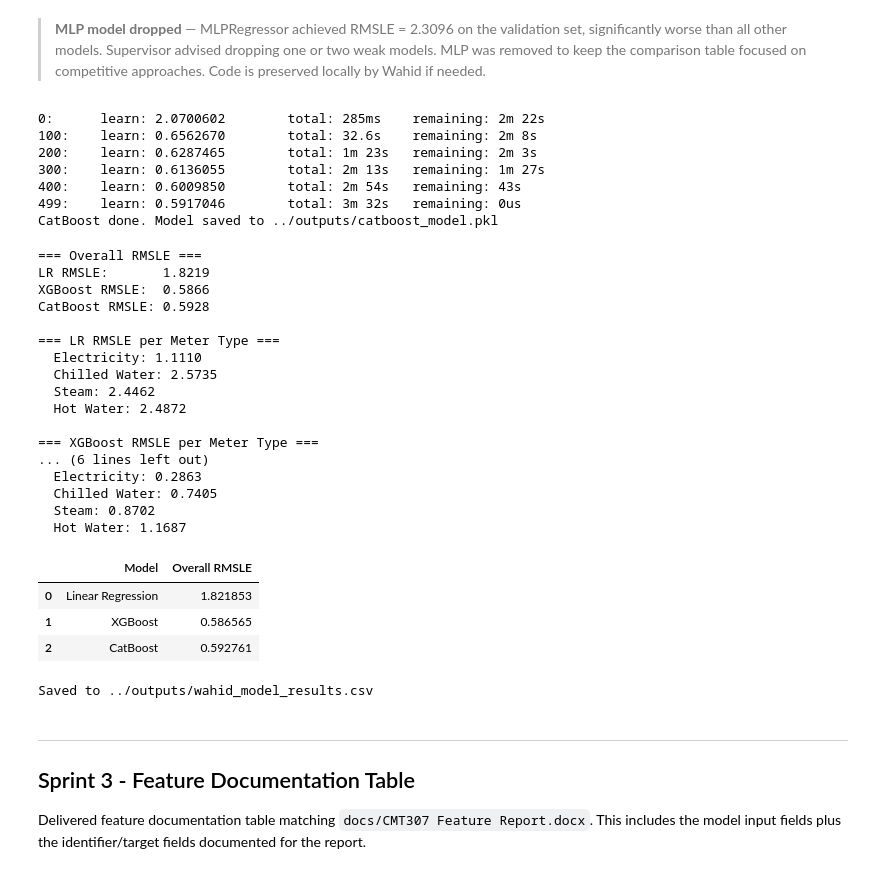
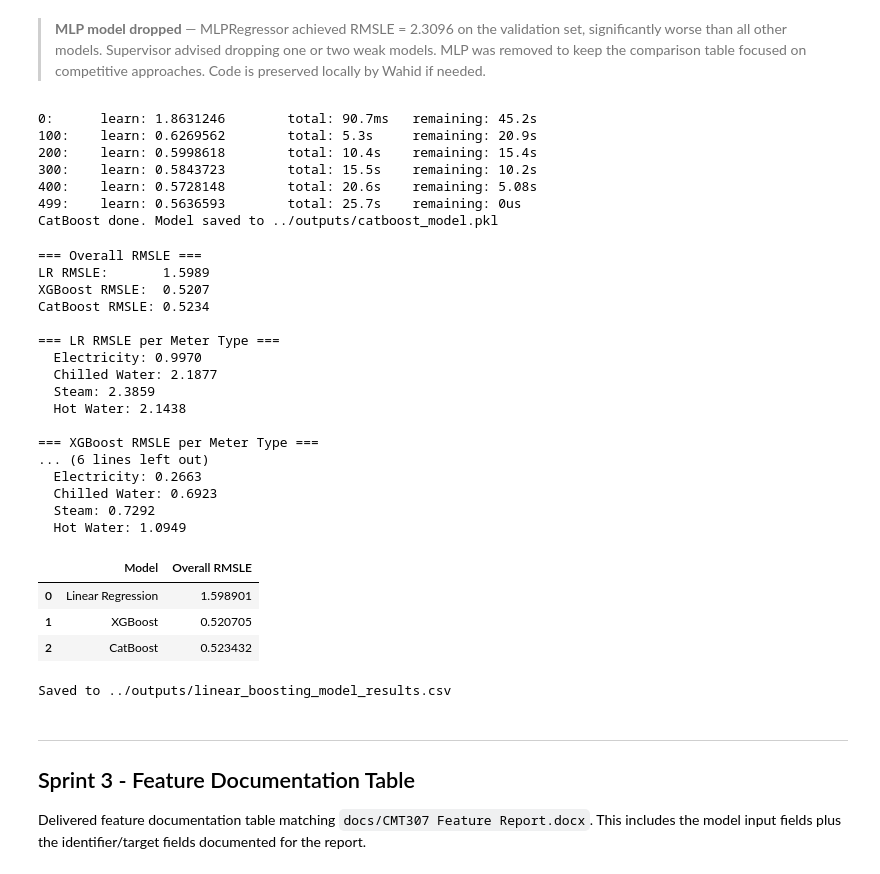
Before and after one commit to ZahraSabouri/CMT307_GreatEnergyPredictor, a Jupyter notebook: notebooks/Wahid_Building_Metadata_Audit.ipynb, the cells around one changed output. Cells and saved outputs as stored; diff of their text form; code cells hidden in the pictures.

```diff
--- a/notebooks/Wahid_Building_Metadata_Audit.ipynb
+++ b/notebooks/Wahid_Building_Metadata_Audit.ipynb
@@ -382,14 +382,14 @@ print(f"Columns ({len(building.columns)}): {list(building.columns)}")
 # Skips every 28th row to get ~500K rows spread across the full dataset
 train = pd.read_csv(r"..\data_processed\final_train_with_features.csv",
                     skiprows=lambda i: i > 0 and i % 28 != 0)
-test = pd.read_csv(r"..\data_processed\final_val_with_features.csv")
+test = pd.read_csv(r"..\data_processed\final_test_with_features.csv")
 
-#test  = pd.read_csv('final_val_with_features.csv')
+#test  = pd.read_csv('final_test_with_features.csv')
 
 
 # train = pd.read_csv('final_train_with_features.csv',
 #                     skiprows=lambda i: i > 0 and i % 28 != 0)
-# test  = pd.read_csv('final_val_with_features.csv')
+# test  = pd.read_csv('final_test_with_features.csv')
 
 print(f"Train shape: {train.shape}")
 print(f"Test shape:  {test.shape}")
@@ -538,18 +538,18 @@ cat_model = CatBoostRegressor(
 cat_model.fit(X_train, y_train)
 
 y_pred_log_cat = cat_model.predict(X_test)
-y_pred_cat = np.expm1(np.maximum(y_pred_log_cat, 0))
+y_pred_ca = np.expm1(np.maximum(y_pred_log_cat, 0))
 
 os.makedirs("../outputs", exist_ok=True)
 joblib.dump(cat_model, "../outputs/catboost_model.pkl")
 print("CatBoost done. Model saved to ../outputs/catboost_model.pkl")
 # %% [output]
-0:      learn: 2.0700602        total: 285ms    remaining: 2m 22s
-100:    learn: 0.6562670        total: 32.6s    remaining: 2m 8s
-200:    learn: 0.6287465        total: 1m 23s   remaining: 2m 3s
-300:    learn: 0.6136055        total: 2m 13s   remaining: 1m 27s
-400:    learn: 0.6009850        total: 2m 54s   remaining: 43s
-499:    learn: 0.5917046        total: 3m 32s   remaining: 0us
+0:      learn: 1.8631246        total: 90.7ms   remaining: 45.2s
+100:    learn: 0.6269562        total: 5.3s     remaining: 20.9s
+200:    learn: 0.5998618        total: 10.4s    remaining: 15.4s
+300:    learn: 0.5843723        total: 15.5s    remaining: 10.2s
+400:    learn: 0.5728148        total: 20.6s    remaining: 5.08s
+499:    learn: 0.5636593        total: 25.7s    remaining: 0us
 CatBoost done. Model saved to ../outputs/catboost_model.pkl
 # %%
 import pandas as pd
@@ -565,53 +565,53 @@ rmsle_cat = np.sqrt(mean_squared_log_error(y_true, y_pred_cat))
 print("=== Overall RMSLE ===")
 print(f"LR RMSLE:       {rmsle_lr:.4f}")
 print(f"XGBoost RMSLE:  {rmsle_xgb:.4f}")
 print(f"CatBoost RMSLE: {rmsle_cat:.4f}")
 
 meter_names = {0: "Electricity", 1: "Chilled Water", 2: "Steam", 3: "Hot Water"}
 
 results = test[["meter", "meter_reading"]].copy()
 results["pred_lr"]  = y_pred_lr
 results["pred_xgb"] = y_pred_xgb
 results["pred_cat"] = y_pred_cat
 
 for model_name, pred_col in [("LR", "pred_lr"), ("XGBoost", "pred_xgb"), ("CatBoost", "pred_cat")]:
     print(f"\n=== {model_name} RMSLE per Meter Type ===")
     for m, grp in results.groupby("meter"):
         r = np.sqrt(mean_squared_log_error(grp["meter_reading"], grp[pred_col]))
         print(f"  {meter_names.get(m, m)}: {r:.4f}")
 
-# Save LR/XGBoost/CatBoost results
-wahid_results = pd.DataFrame([
+# Save LR/XGBoost/CatBoost results using a model-based output name
+linear_boosting_results = pd.DataFrame([
     {"Model": "Linear Regression", "Overall RMSLE": rmsle_lr},
     {"Model": "XGBoost",           "Overall RMSLE": rmsle_xgb},
     {"Model": "CatBoost",          "Overall RMSLE": rmsle_cat},
 ])
-display(wahid_results)
-wahid_results.to_csv("../outputs/wahid_model_results.csv", index=False)
-print("\nSaved to ../outputs/wahid_model_results.csv")
+display(linear_boosting_results)
+linear_boosting_results.to_csv("../outputs/linear_boosting_model_results.csv", index=False)
+print("\nSaved to ../outputs/linear_boosting_model_results.csv")
 # %% [output]
 === Overall RMSLE ===
-LR RMSLE:       1.8219
-XGBoost RMSLE:  0.5866
-CatBoost RMSLE: 0.5928
+LR RMSLE:       1.5989
+XGBoost RMSLE:  0.5207
+CatBoost RMSLE: 0.5234
 
 === LR RMSLE per Meter Type ===
-  Electricity: 1.1110
-  Chilled Water: 2.5735
-  Steam: 2.4462
-  Hot Water: 2.4872
+  Electricity: 0.9970
+  Chilled Water: 2.1877
+  Steam: 2.3859
+  Hot Water: 2.1438
 
 === XGBoost RMSLE per Meter Type ===
 ... (6 lines left out)
-  Electricity: 0.2863
-  Chilled Water: 0.7405
-  Steam: 0.8702
-  Hot Water: 1.1687
+  Electricity: 0.2663
+  Chilled Water: 0.6923
+  Steam: 0.7292
+  Hot Water: 1.0949
 |  | Model | Overall RMSLE |
-| 0 | Linear Regression | 1.821853 |
-| 1 | XGBoost | 0.586565 |
-| 2 | CatBoost | 0.592761 |
+| 0 | Linear Regression | 1.598901 |
+| 1 | XGBoost | 0.520705 |
+| 2 | CatBoost | 0.523432 |
-Saved to ../outputs/wahid_model_results.csv
+Saved to ../outputs/linear_boosting_model_results.csv
 # %% [markdown]
 ---
 
```
Also changed, not shown: parts of 2 cells of this notebook.
